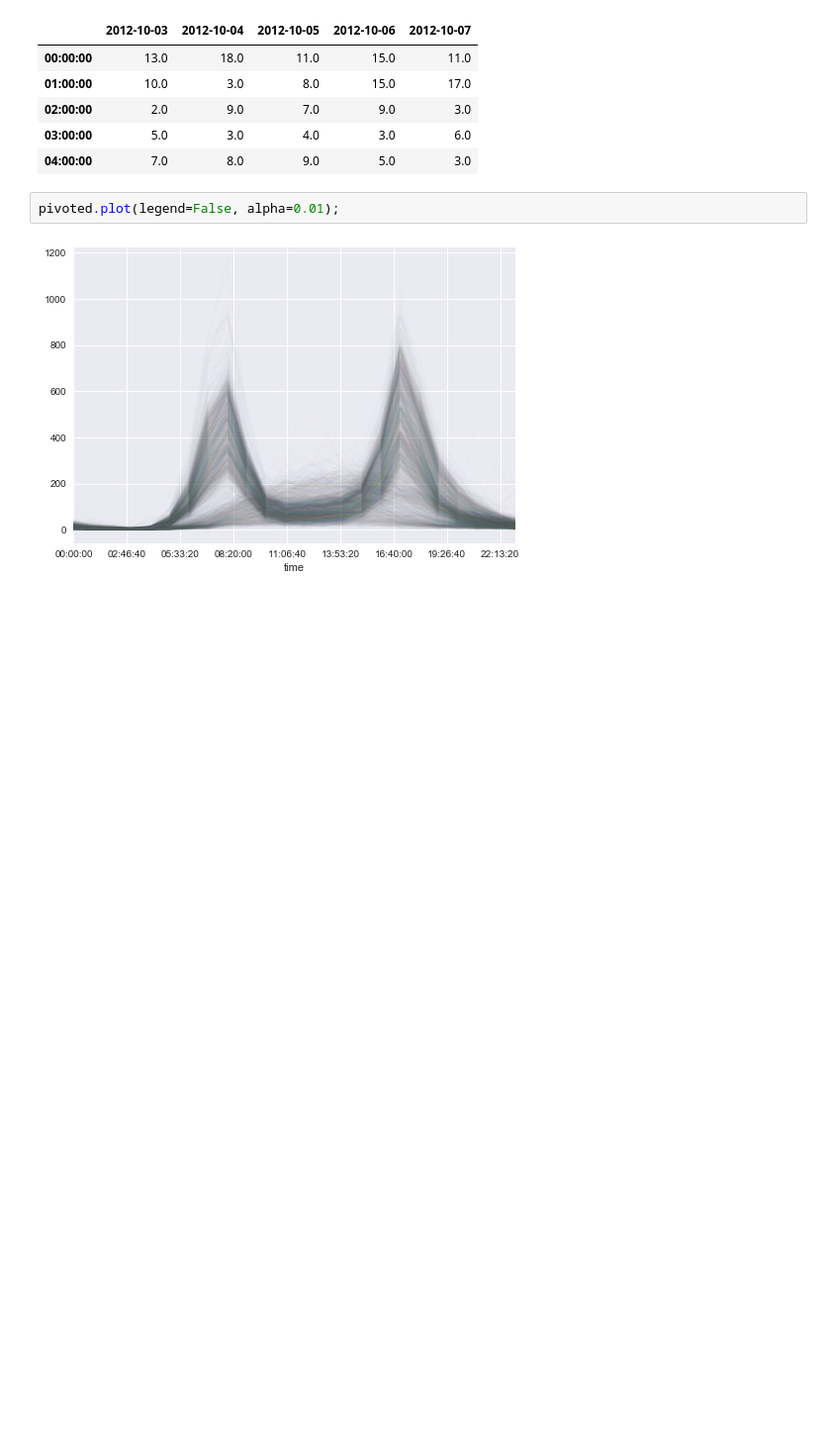
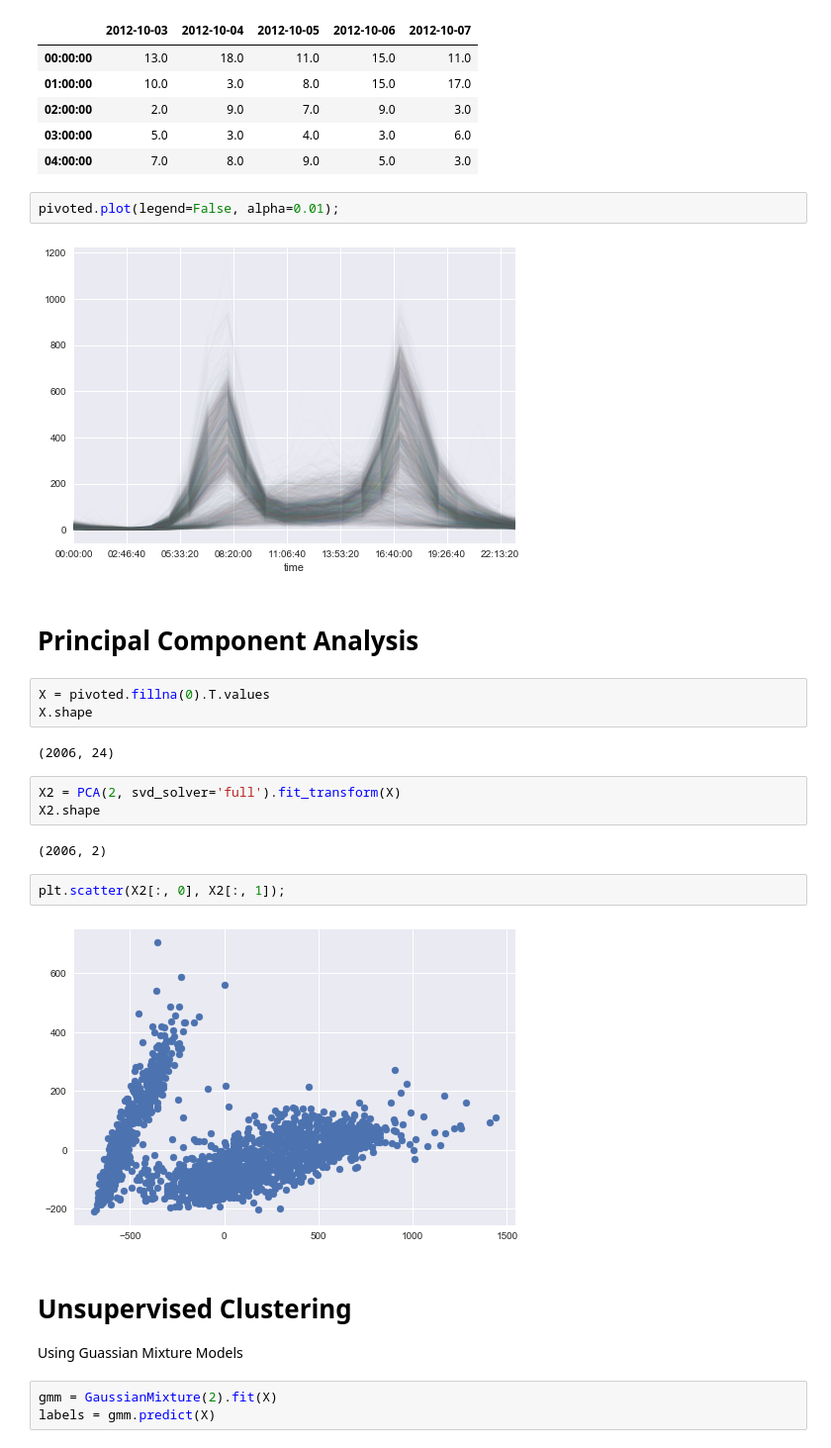
Before and after one commit to spencernelsonucla/Seattle, a Jupyter notebook: Seattle Bike Count.ipynb, the cells around one changed output. Shown at 99% size. Saved outputs shown, nothing was run; the diff lists cells and outputs as text; blank space fills up the shorter version.

Commit message:
final commit with all analysis

```diff
--- a/Seattle Bike Count.ipynb
+++ b/Seattle Bike Count.ipynb
@@ -58,3 +73,26 @@ pivoted.iloc[:5, :5]
 pivoted.plot(legend=False, alpha=0.01);
 # %% [output]
 [figure]
+# %% [markdown]
+# Principal Component Analysis
+# %%
+X = pivoted.fillna(0).T.values
+X.shape
+# %% [output]
+(2006, 24)
+# %%
+X2 = PCA(2, svd_solver='full').fit_transform(X)
+X2.shape
+# %% [output]
+(2006, 2)
+# %%
+plt.scatter(X2[:, 0], X2[:, 1]);
+# %% [output]
+[figure, added]
+# %% [markdown]
+# Unsupervised Clustering
+
+Using Guassian Mixture Models
+# %%
+gmm = GaussianMixture(2).fit(X)
+labels = gmm.predict(X)
```
Also changed, not shown: parts of 10 cells of this notebook.
